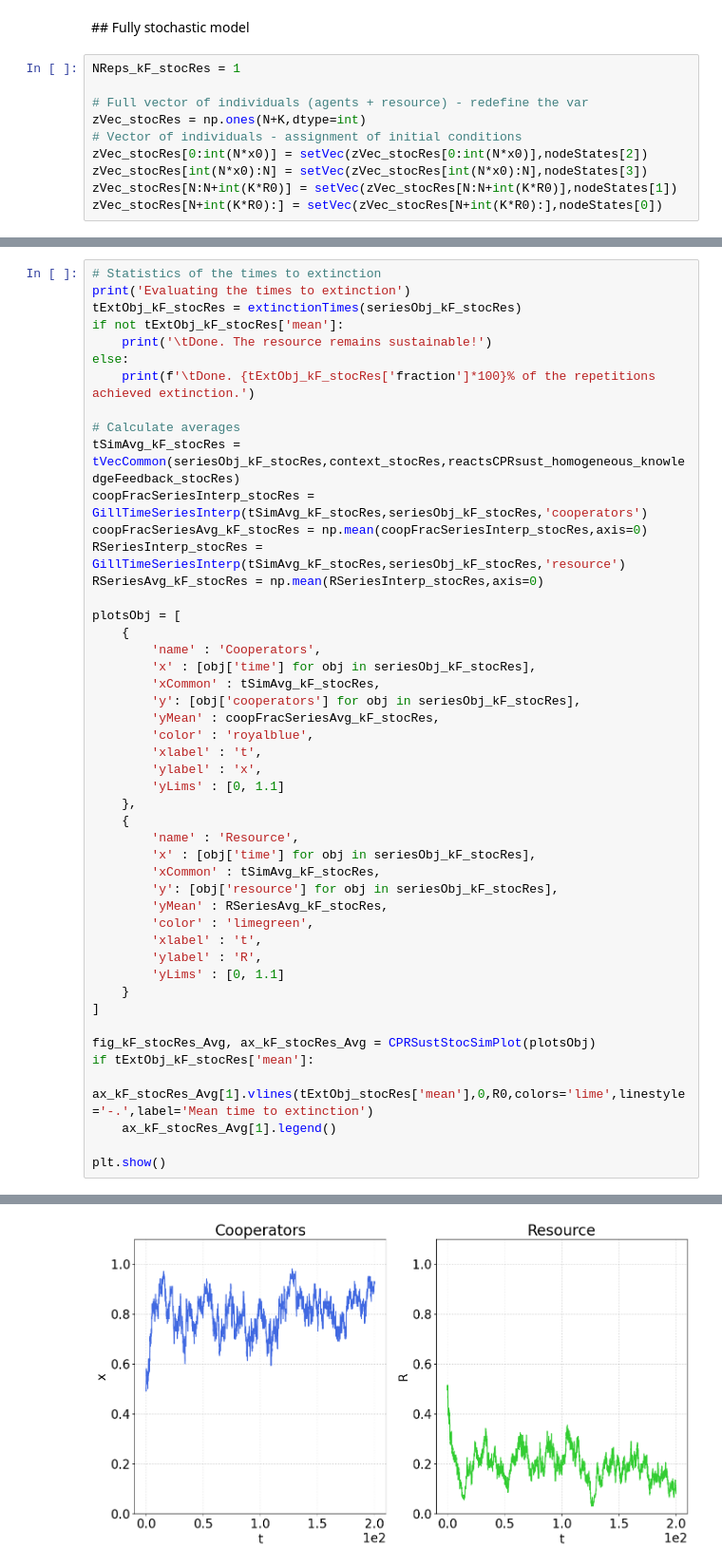
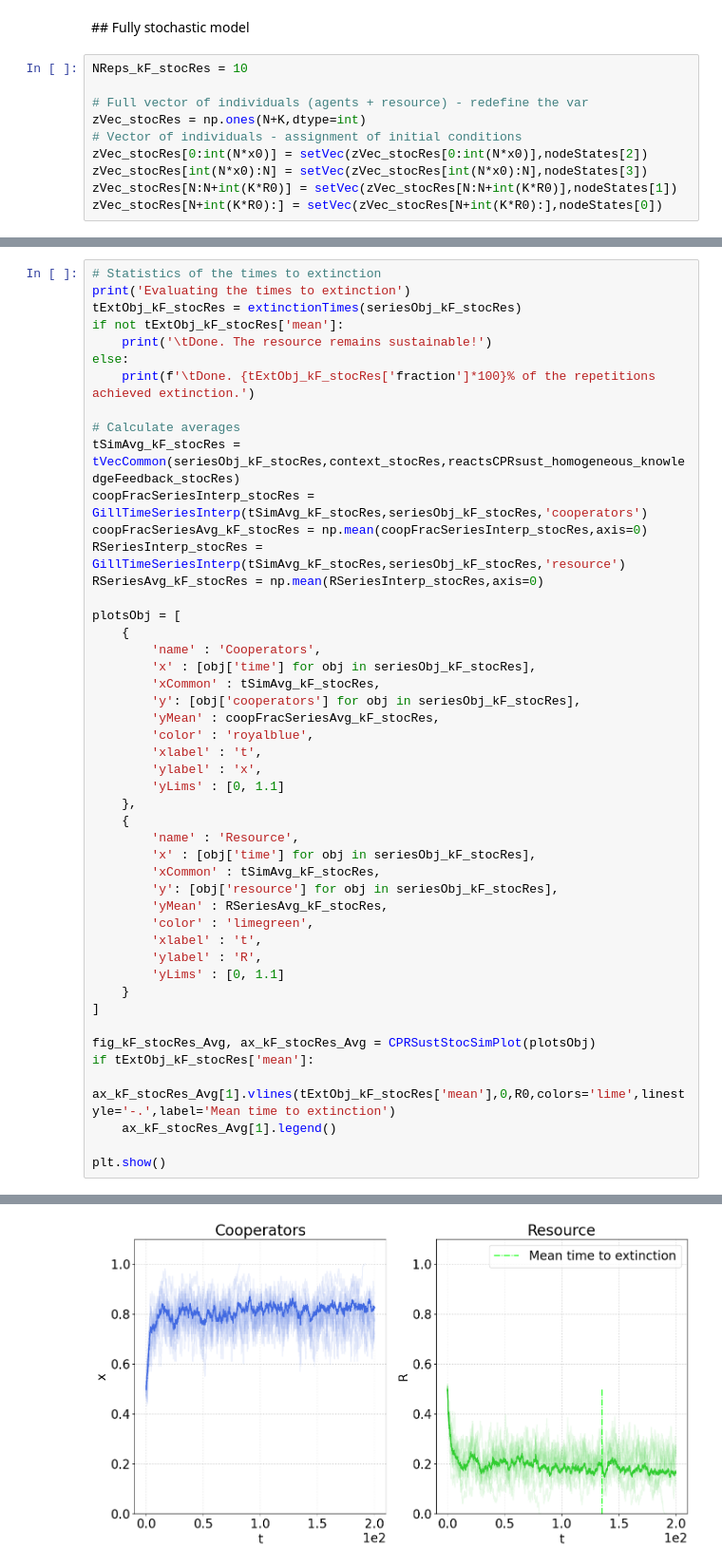
Before and after one commit to fabiomngzz/CPRSustainability, a Jupyter notebook: CPRsust_fullyStoc.ipynb, the cells around one changed output, grey strips where cells are left out. Shown at 95% size. Drawn from its saved outputs; the diff is of its cells as text.

```diff
--- a/CPRsust_fullyStoc.ipynb
+++ b/CPRsust_fullyStoc.ipynb
@@ -509,7 +509,7 @@ Evaluating the time to extinction
 # %% [markdown]
 ## Fully stochastic model
 # %%
-NReps_kF_stocRes = 1
+NReps_kF_stocRes = 10
 
 # Full vector of individuals (agents + resource) - redefine the var
 zVec_stocRes = np.ones(N+K,dtype=int)
@@ -613,7 +625,7 @@ plotsObj = [
 
 fig_kF_stocRes_Avg, ax_kF_stocRes_Avg = CPRSustStocSimPlot(plotsObj)
 if tExtObj_kF_stocRes['mean']:
-    ax_kF_stocRes_Avg[1].vlines(tExtObj_stocRes['mean'],0,R0,colors='lime',linestyle='-.',label='Mean time to extinction')
+    ax_kF_stocRes_Avg[1].vlines(tExtObj_kF_stocRes['mean'],0,R0,colors='lime',linestyle='-.',label='Mean time to extinction')
     ax_kF_stocRes_Avg[1].legend()
 
 plt.show()
@@ -623 +635 @@ Evaluating the times to extinction
-[figure, old version]
+[figure, new version]
```
Also changed, not shown: parts of 2 cells of this notebook.
